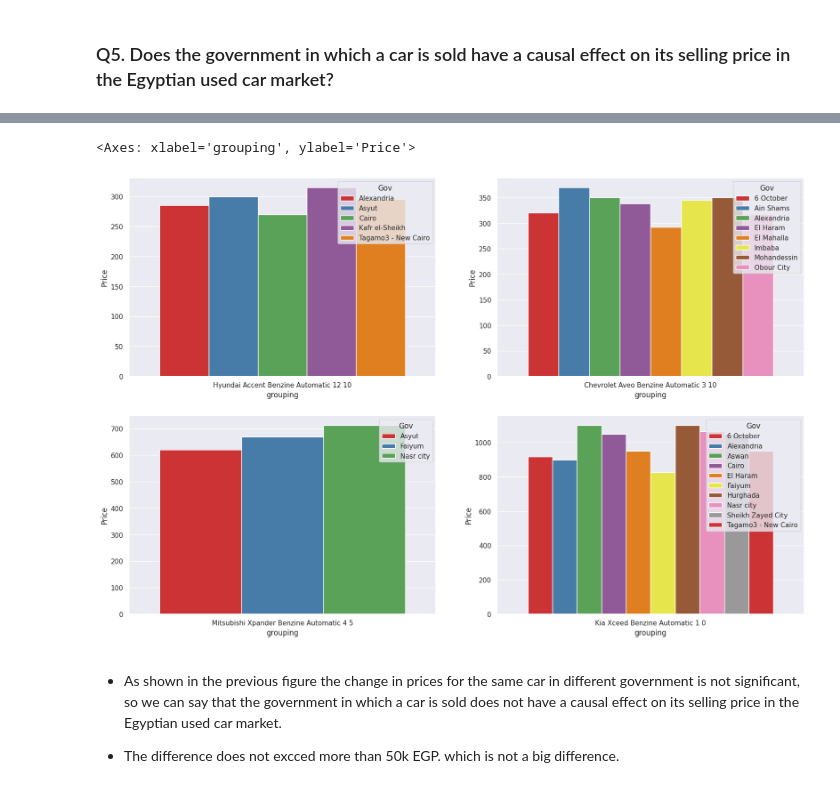
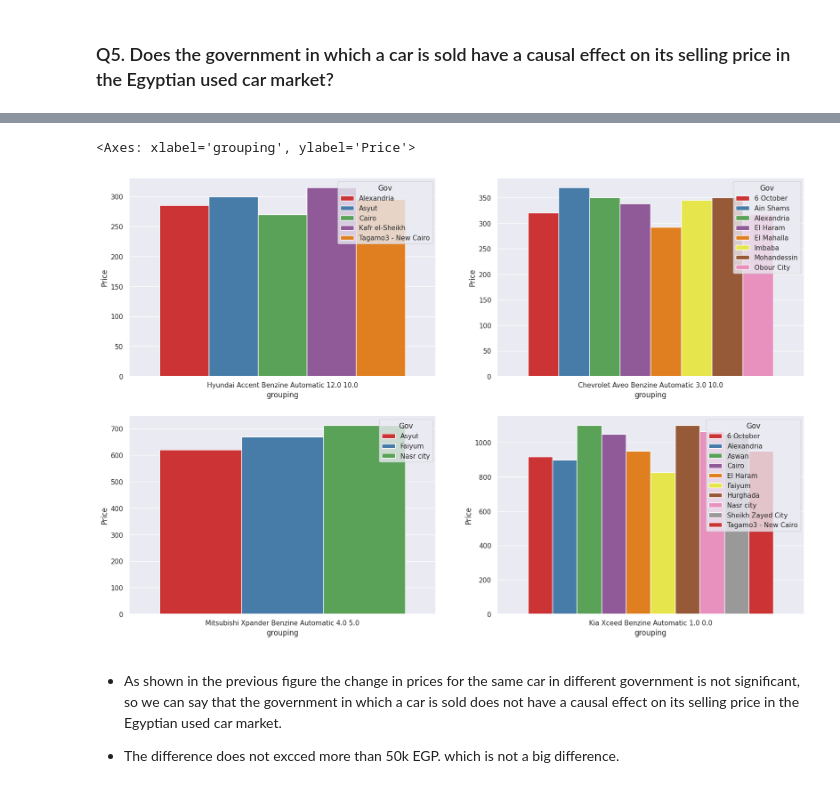
Before and after one commit to Yousif-Ahmed/Sayarty, a Jupyter notebook: Sayarty.ipynb, the cells around one changed output, grey strips where cells are left out. Saved outputs shown, nothing was run; the diff lists cells and outputs as text; code cells hidden in the pictures.

```diff
--- a/Sayarty.ipynb
+++ b/Sayarty.ipynb
@@ -639,13 +706,13 @@ gov_price[gov_price['Brand'] == 'Chevrolet'].head(10)
 # %%
 fig, axs = plt.subplots(2, 2, figsize=(20, 13))
 
-sns.categorical.barplot(ax = axs[0,0] ,x='grouping', y='Price', data=gov_price[(gov_price['grouping'] == 'Hyundai Accent Benzine Automatic 12 10')], hue='Gov', palette='Set1')
-sns.categorical.barplot(ax = axs[0,1] , x='grouping', y='Price', data=gov_price[(gov_price['grouping'] == 'Chevrolet Aveo Benzine Automatic 3 10')], hue='Gov', palette='Set1')
-sns.categorical.barplot(ax = axs[1,0] , x='grouping', y='Price', data=gov_price[(gov_price['grouping'] == 'Mitsubishi Xpander Benzine Automatic 4 5')], hue='Gov', palette='Set1')
-sns.categorical.barplot(ax = axs[1,1] , x='grouping', y='Price', data=gov_price[(gov_price['grouping'] == 'Kia Xceed Benzine Automatic 1 0')], hue='Gov', palette='Set1')
+sns.categorical.barplot(ax = axs[0,0] ,x='grouping', y='Price', data=gov_price[(gov_price['grouping'] == 'Hyundai Accent Benzine Automatic 12.0 10.0')], hue='Gov', palette='Set1')
+sns.categorical.barplot(ax = axs[0,1] , x='grouping', y='Price', data=gov_price[(gov_price['grouping'] == 'Chevrolet Aveo Benzine Automatic 3.0 10.0')], hue='Gov', palette='Set1')
+sns.categorical.barplot(ax = axs[1,0] , x='grouping', y='Price', data=gov_price[(gov_price['grouping'] == 'Mitsubishi Xpander Benzine Automatic 4.0 5.0')], hue='Gov', palette='Set1')
+sns.categorical.barplot(ax = axs[1,1] , x='grouping', y='Price', data=gov_price[(gov_price['grouping'] == 'Kia Xceed Benzine Automatic 1.0 0.0')], hue='Gov', palette='Set1')
 # %% [output]
 <Axes: xlabel='grouping', ylabel='Price'>
-[figure, old version]
+[figure, new version]
 # %% [markdown]
 -   As shown in the previous figure the change in prices for the same car in different government is not significant, so we can say that the government in which a car is sold does not have a causal effect on its selling price in the Egyptian used car market.
 
```
Also changed, not shown: parts of 19 cells of this notebook.
